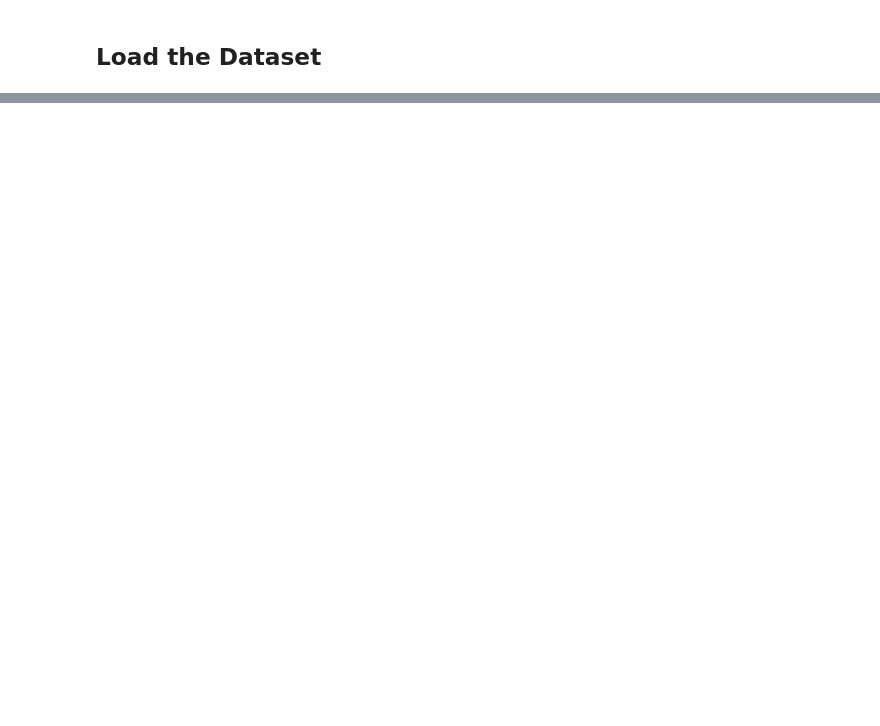
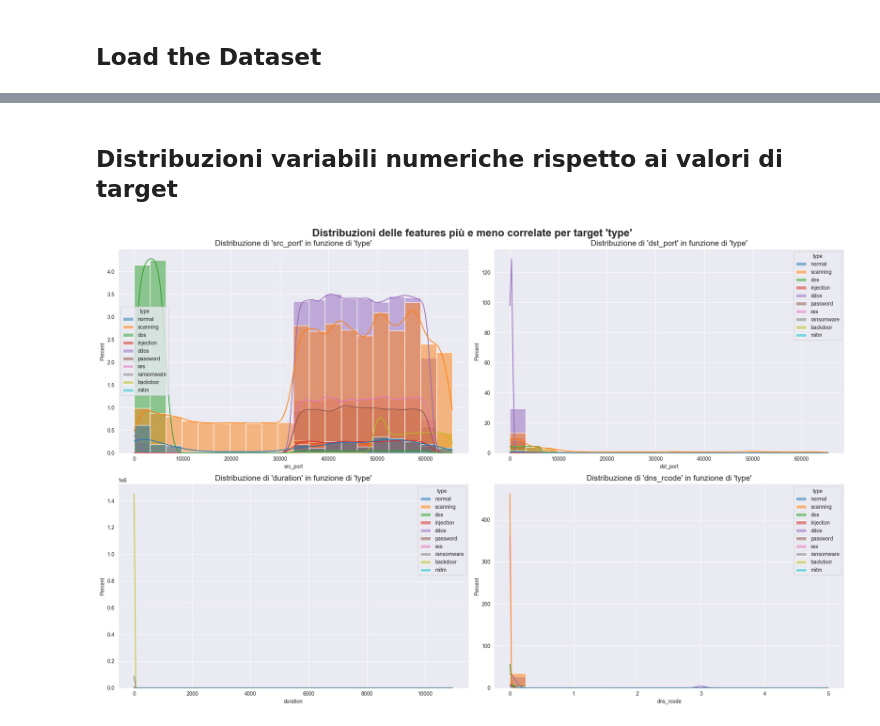
Before and after one commit to CyberGiant7/DataAnalyticsProject, a Jupyter notebook: TrainingModule/data_visualization_module.ipynb, the cells around one changed output, grey strips where cells are left out. Cells and saved outputs as stored; diff of their text form; code cells hidden in the pictures; blank space fills up the shorter version.

```diff
--- a/TrainingModule/data_visualization_module.ipynb
+++ b/TrainingModule/data_visualization_module.ipynb
@@ -64,0 +158,51 @@ plot_categorical_distribution(df1, categorical_columns)
+# %% [markdown]
+## Distribuzioni variabili numeriche rispetto ai valori di target
+# %%
+# list columns in correlation_matrix with a correlation > 0.25 with any type
+feature_corr = [col for col in correlation_matrix.columns if any(abs(correlation_matrix[col]) >= 0.25)]
+
+# Lista delle feature continue e della variabile target
+# feature_corr = ['dst_port', 'src_port', 'duration', 'dns_rcode']
+target = 'type'
+
+# Numero di colonne e righe per i sottografi
+n_cols = 2
+n_rows = int(np.ceil(len(feature_corr) / n_cols))
+
+# Creazione del grafico
+fig, axes = plt.subplots(nrows=n_rows, ncols=n_cols, figsize=(20, 13))
+
+# Se c'è un solo grafico, assicuriamoci che axes sia una lista
+if n_rows * n_cols == 1:
+    axes = [axes]
+
+# Flatten degli assi nel caso di più righe/colonne
+axes = np.ravel(axes)
+
+bins = 20  # Numero di bins per gli istogrammi
+custom_palette = sns.color_palette("tab10")  # Scegli una palette diversa
+
+for i, column in enumerate(feature_corr):
+    sns.histplot(
+        x=column,
+        data=df1,  # Sostituisci 'df' con il tuo DataFrame
+        hue=target,
+        ax=axes[i],
+        bins=bins,
+        stat="percent",
+        kde=True,
+        legend=True,
+        palette=custom_palette  # Applica la palette personalizzata
+    )
+    axes[i].set_title(f'Distribuzione di \'{column}\' in funzione di \'type\'', size=15)
+
+# Rimuove assi vuoti (se presenti)
+for j in range(len(feature_corr), len(axes)):
+    fig.delaxes(axes[j])
+
+# Titolo generale del grafico
+fig.suptitle('Distribuzioni delle features più e meno correlate per target \'type\'', fontsize=20, fontweight='bold')
+fig.tight_layout()
+plt.show()
+# %% [output]
+[figure, added]
```
Also changed, not shown: parts of 16 cells of this notebook, 8 other files.
